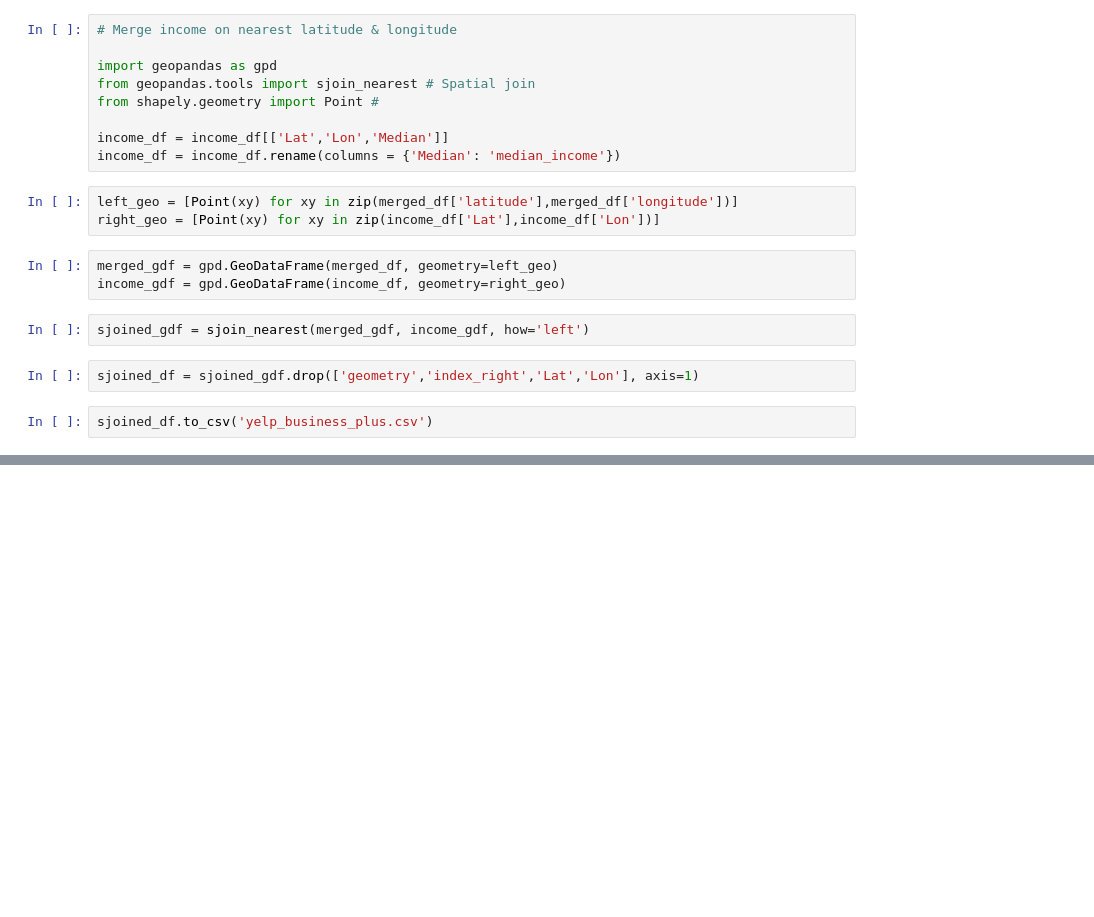
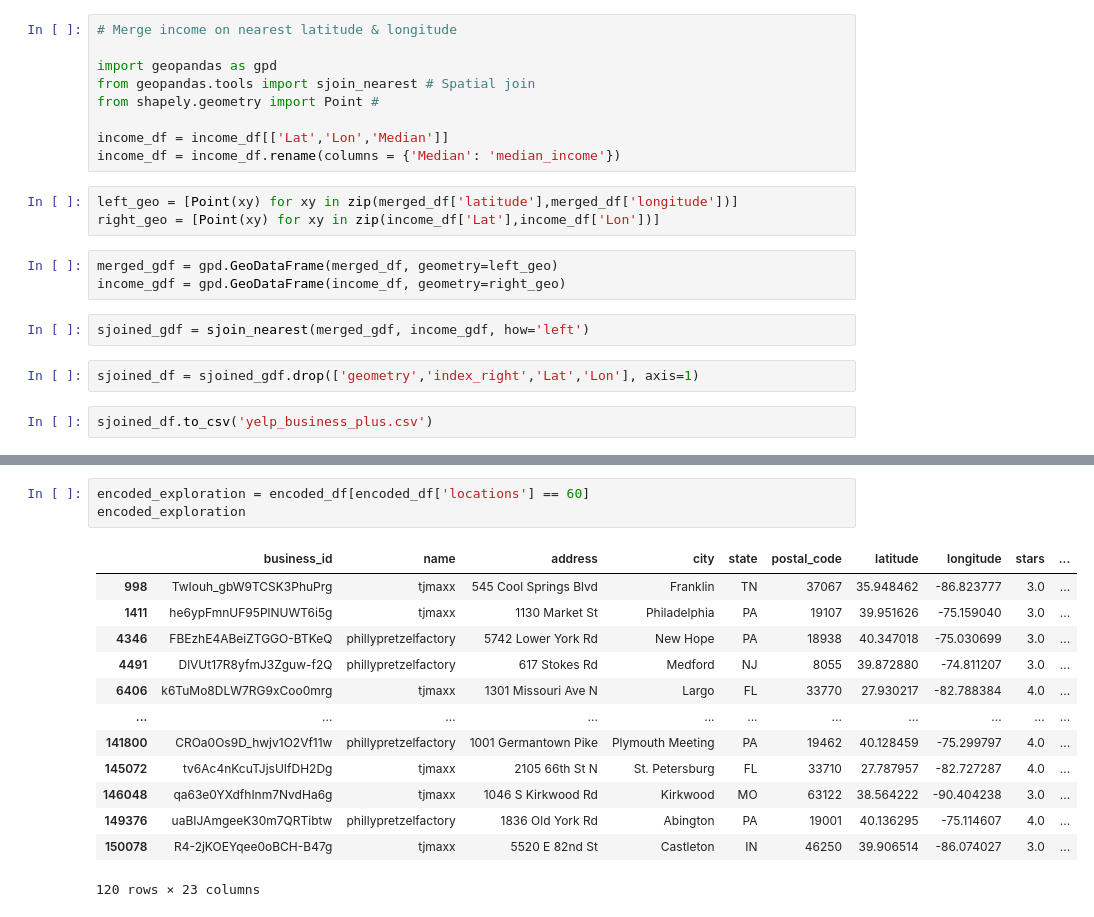
Before and after one commit to garrettpinkston2015/TIM147, a Jupyter notebook: CreateFeatures.ipynb, the cells around one changed output, grey strips where cells are left out. Cells and saved outputs as stored; diff of their text form; blank space fills up the shorter version.

```diff
--- a/CreateFeatures.ipynb
+++ b/CreateFeatures.ipynb
@@ -39,0 +150,17 @@ sjoined_df.to_csv('yelp_business_plus.csv')
+# %%
+encoded_exploration = encoded_df[encoded_df['locations'] == 60]
+encoded_exploration
+# %% [output]
+|  | business_id | name | address | city | state | postal_code | latitude | longitude | stars | ... |
+| 998 | TwIouh_gbW9TCSK3PhuPrg | tjmaxx | 545 Cool Springs Blvd | Franklin | TN | 37067 | 35.948462 | -86.823777 | 3.0 | ... |
+| 1411 | he6ypFmnUF95PlNUWT6i5g | tjmaxx | 1130 Market St | Philadelphia | PA | 19107 | 39.951626 | -75.159040 | 3.0 | ... |
+| 4346 | FBEzhE4ABeiZTGGO-BTKeQ | phillypretzelfactory | 5742 Lower York Rd | New Hope | PA | 18938 | 40.347018 | -75.030699 | 3.0 | ... |
+| 4491 | DlVUt17R8yfmJ3Zguw-f2Q | phillypretzelfactory | 617 Stokes Rd | Medford | NJ | 8055 | 39.872880 | -74.811207 | 3.0 | ... |
+| 6406 | k6TuMo8DLW7RG9xCoo0mrg | tjmaxx | 1301 Missouri Ave N | Largo | FL | 33770 | 27.930217 | -82.788384 | 4.0 | ... |
+| ... | ... | ... | ... | ... | ... | ... | ... | ... | ... | ... |
+| 141800 | CROa0Os9D_hwjv1O2Vf11w | phillypretzelfactory | 1001 Germantown Pike | Plymouth Meeting | PA | 19462 | 40.128459 | -75.299797 | 4.0 | ... |
+| 145072 | tv6Ac4nKcuTJjsUIfDH2Dg | tjmaxx | 2105 66th St N | St. Petersburg | FL | 33710 | 27.787957 | -82.727287 | 4.0 | ... |
+| 146048 | qa63e0YXdfhInm7NvdHa6g | tjmaxx | 1046 S Kirkwood Rd | Kirkwood | MO | 63122 | 38.564222 | -90.404238 | 3.0 | ... |
+| 149376 | uaBIJAmgeeK30m7QRTibtw | phillypretzelfactory | 1836 Old York Rd | Abington | PA | 19001 | 40.136295 | -75.114607 | 4.0 | ... |
+| 150078 | R4-2jKOEYqee0oBCH-B47g | tjmaxx | 5520 E 82nd St | Castleton | IN | 46250 | 39.906514 | -86.074027 | 3.0 | ... |
+120 rows × 23 columns
```
Also changed, not shown: parts of 11 cells of this notebook.
